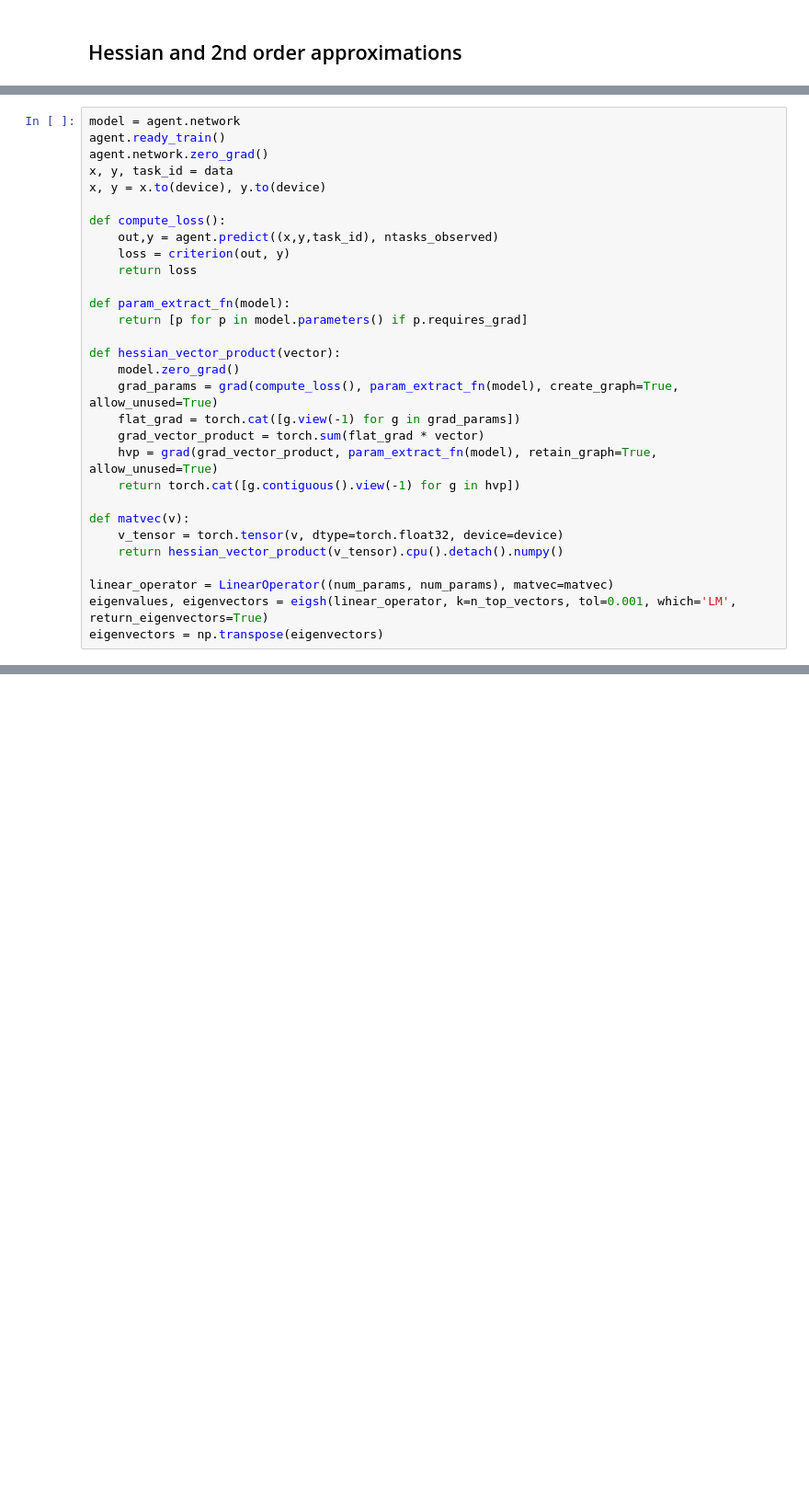
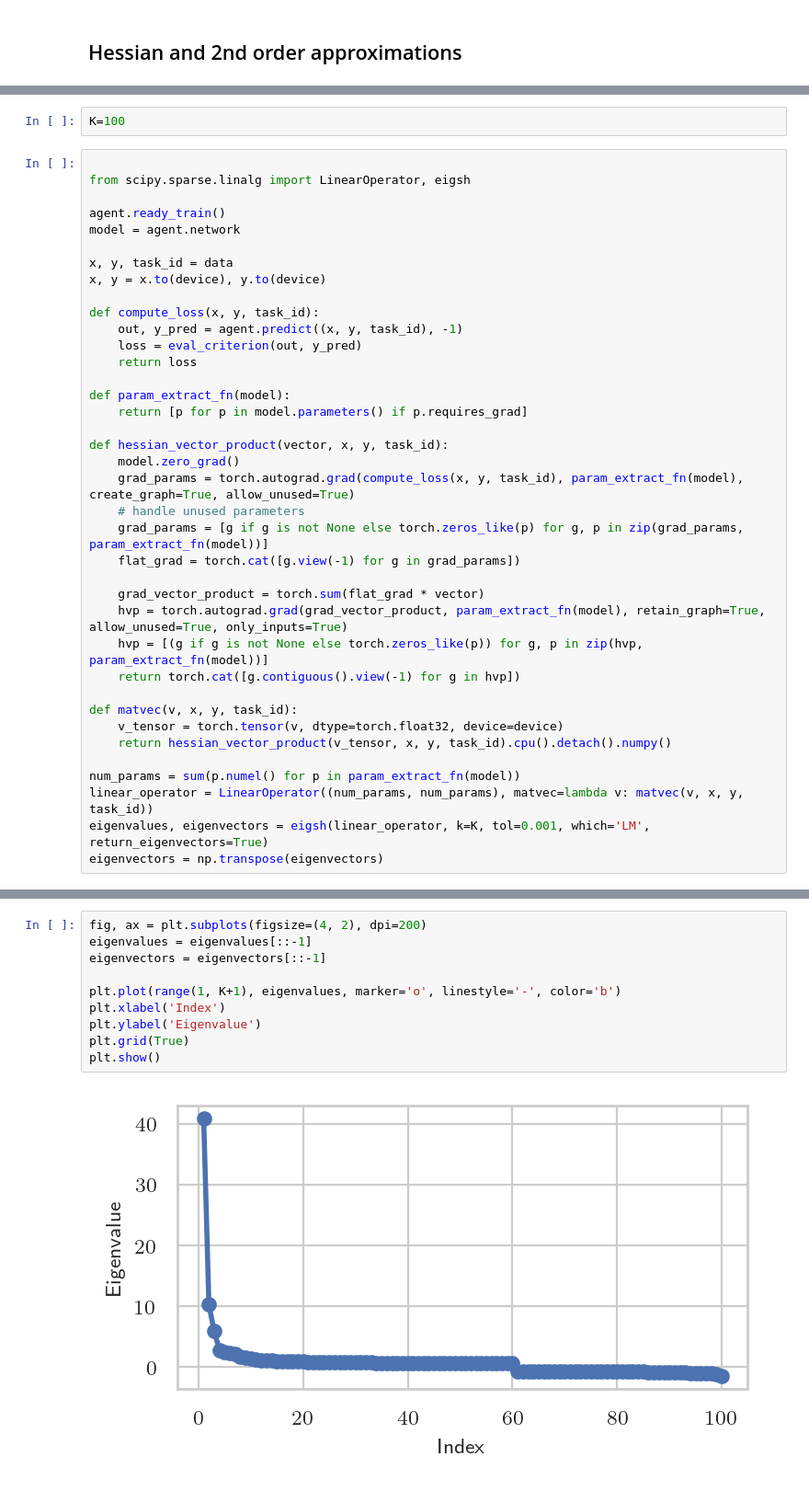
Before and after one commit to GiuliaLanzillotta/bytebybyte, a Jupyter notebook: results.ipynb, the cells around one changed output, grey strips where cells are left out. Shown at 92% size. Saved outputs shown, nothing was run; the diff lists cells and outputs as text; blank space fills up the shorter version.

Commit message:
adding final eval and viz functions

```diff
--- a/results.ipynb
+++ b/results.ipynb
@@ -876,30 +893,40 @@ def top_k_hessian_eigen(agent, criterion, data, K=5, ntasks_observed=-1):
+# %%
+K=100
 # %%
+
+from scipy.sparse.linalg import LinearOperator, eigsh
+
+agent.ready_train()
 model = agent.network
-agent.ready_train()
-agent.network.zero_grad()
+
 x, y, task_id = data
 x, y = x.to(device), y.to(device)
 
-def compute_loss():
-    out,y = agent.predict((x,y,task_id), ntasks_observed)
-    loss = criterion(out, y)
+def compute_loss(x, y, task_id):
+    out, y_pred = agent.predict((x, y, task_id), -1)
+    loss = eval_criterion(out, y_pred)
     return loss
 
 def param_extract_fn(model):
     return [p for p in model.parameters() if p.requires_grad]
 
-def hessian_vector_product(vector):
+def hessian_vector_product(vector, x, y, task_id):
     model.zero_grad()
-    grad_params = grad(compute_loss(), param_extract_fn(model), create_graph=True, allow_unused=True)
+    grad_params = torch.autograd.grad(compute_loss(x, y, task_id), param_extract_fn(model), create_graph=True, allow_unused=True)
+    # handle unused parameters
+    grad_params = [g if g is not None else torch.zeros_like(p) for g, p in zip(grad_params, param_extract_fn(model))]
     flat_grad = torch.cat([g.view(-1) for g in grad_params])
+
     grad_vector_product = torch.sum(flat_grad * vector)
-    hvp = grad(grad_vector_product, param_extract_fn(model), retain_graph=True, allow_unused=True)
+    hvp = torch.autograd.grad(grad_vector_product, param_extract_fn(model), retain_graph=True, allow_unused=True, only_inputs=True)
+    hvp = [(g if g is not None else torch.zeros_like(p)) for g, p in zip(hvp, param_extract_fn(model))]
     return torch.cat([g.contiguous().view(-1) for g in hvp])
 
-def matvec(v):
+def matvec(v, x, y, task_id):
     v_tensor = torch.tensor(v, dtype=torch.float32, device=device)
-    return hessian_vector_product(v_tensor).cpu().detach().numpy()
+    return hessian_vector_product(v_tensor, x, y, task_id).cpu().detach().numpy()
 
-linear_operator = LinearOperator((num_params, num_params), matvec=matvec)
-eigenvalues, eigenvectors = eigsh(linear_operator, k=n_top_vectors, tol=0.001, which='LM', return_eigenvectors=True)
+num_params = sum(p.numel() for p in param_extract_fn(model))
+linear_operator = LinearOperator((num_params, num_params), matvec=lambda v: matvec(v, x, y, task_id))
+eigenvalues, eigenvectors = eigsh(linear_operator, k=K, tol=0.001, which='LM', return_eigenvectors=True)
 eigenvectors = np.transpose(eigenvectors)
@@ -923,0 +933,12 @@ NaN detected in Hv at iteration 9
+# %%
+fig, ax = plt.subplots(figsize=(4, 2), dpi=200)
+eigenvalues = eigenvalues[::-1]
+eigenvectors = eigenvectors[::-1]
+
+plt.plot(range(1, K+1), eigenvalues, marker='o', linestyle='-', color='b')
+plt.xlabel('Index')
+plt.ylabel('Eigenvalue')
+plt.grid(True)
+plt.show()
+# %% [output]
+[figure, added]
```
Also changed, not shown: parts of 35 cells of this notebook, 7 other files.
